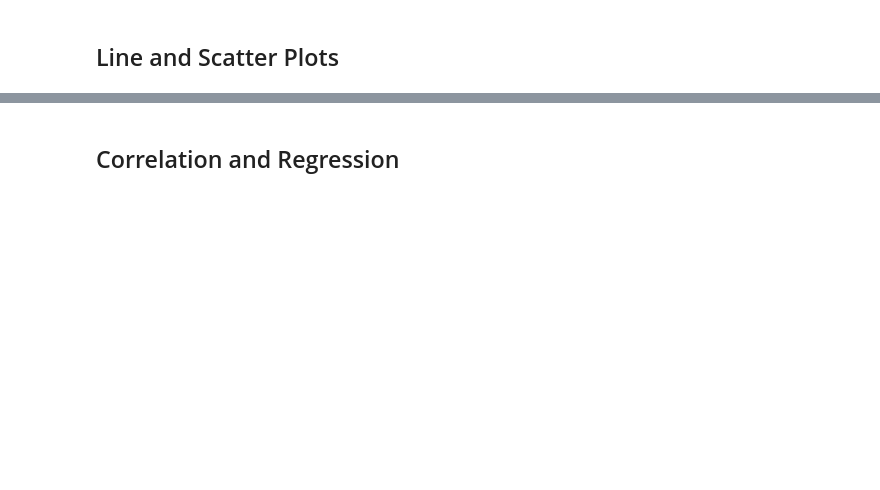
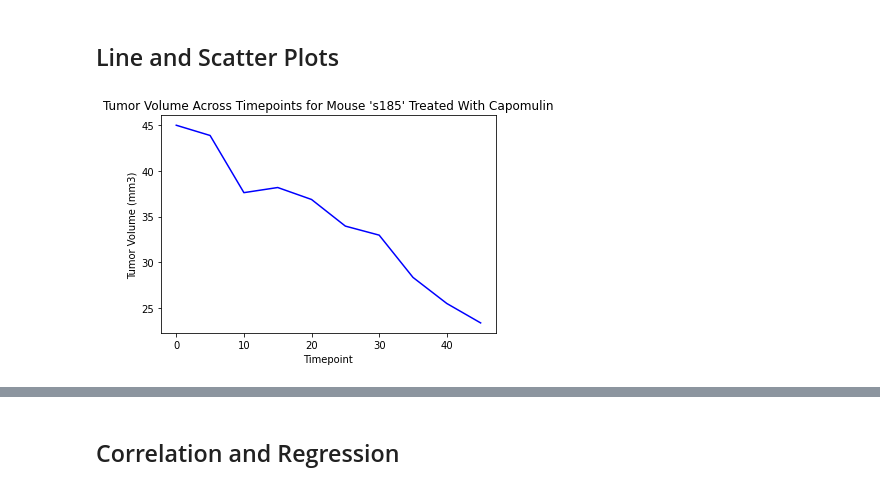
Before and after one commit to rambunctious2050/matplotlib-challenge, a Jupyter notebook: Instructions/Pymaceuticals/pymaceuticals_starter.ipynb, the cells around one changed output, grey strips where cells are left out. Saved outputs shown, nothing was run; the diff lists cells and outputs as text; code cells hidden in the pictures; blank space fills up the shorter version.

```diff
--- a/Instructions/Pymaceuticals/pymaceuticals_starter.ipynb
+++ b/Instructions/Pymaceuticals/pymaceuticals_starter.ipynb
@@ -214,0 +299,15 @@ Calculate the quartiles and IQR and quantitatively determine if there are any po
+# %%
+# Generate a line plot of tumor volume vs. time point for a single mouse
+# treated with Capomulin
+Capomulin_data = clean_mouse_study.loc[(clean_mouse_study['Drug Regimen']=="Capomulin")]
+Capomulin_MouseID = Capomulin_data['Mouse ID'].unique()
+
+s185_data = Capomulin_data.loc[(Capomulin_data['Mouse ID']=="s185")]
+
+plt.title("Tumor Volume Across Timepoints for Mouse 's185' Treated With Capomulin")
+plt.xlabel("Timepoint")
+plt.ylabel("Tumor Volume (mm3)")
+plt.plot(s185_data['Timepoint'], s185_data['Tumor Volume (mm3)'], color="blue" )
+plt.show()
+# %% [output]
+[figure, added]
```
Also changed, not shown: parts of 18 cells of this notebook, 1 other file.
